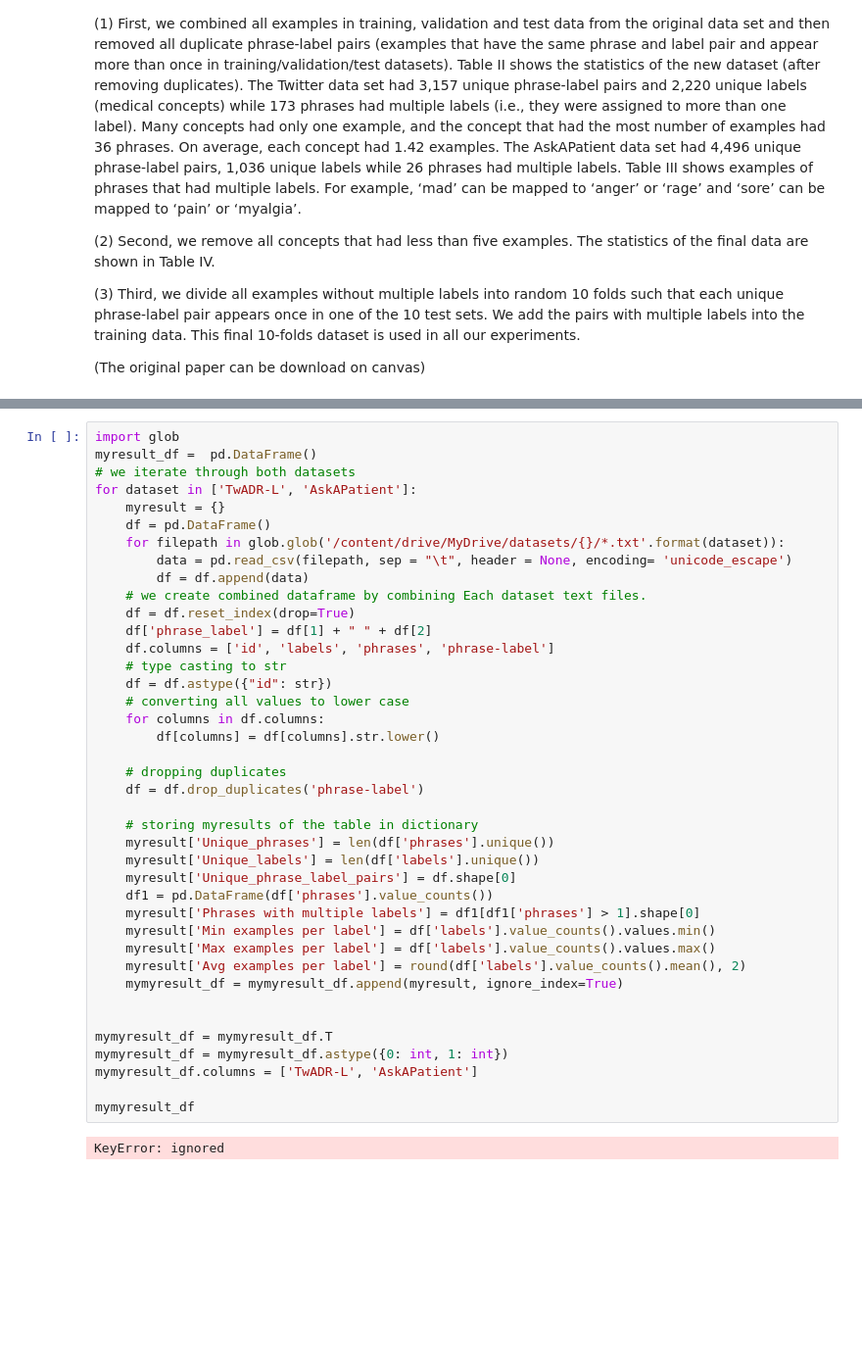
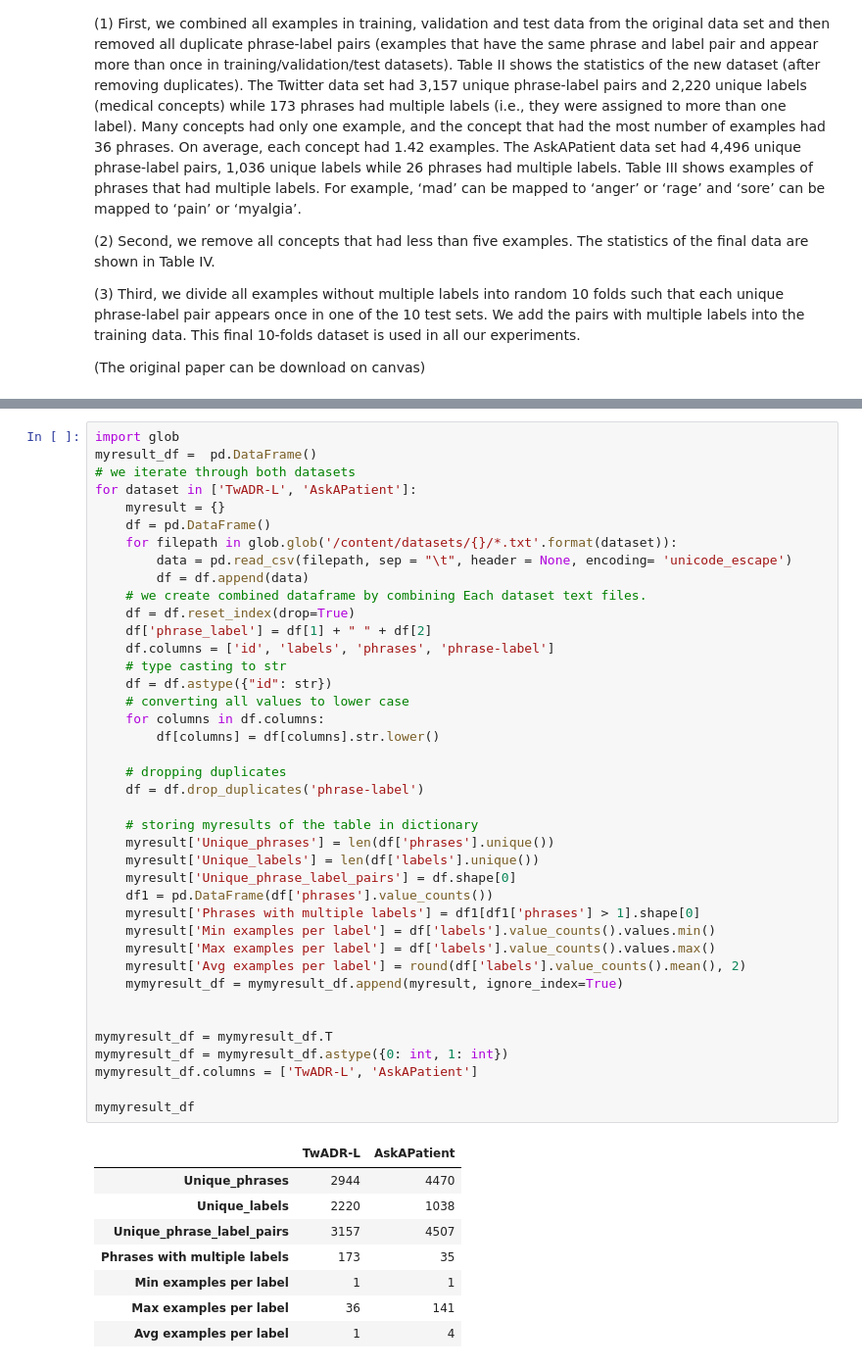
Before and after one commit to Shanmukh451/shanmukhanadh_INFO5502_sPRING2022, a Jupyter notebook: lab_assignment_03_(2).ipynb, the cells around one changed output, grey strips where cells are left out. Shown at 98% size. Saved outputs shown, nothing was run; the diff lists cells and outputs as text; blank space fills up the shorter version.

```diff
--- a/lab_assignment_03_(2).ipynb
+++ b/lab_assignment_03_(2).ipynb
@@ -106,41 +126,48 @@ myresult_df =  pd.DataFrame()
 for dataset in ['TwADR-L', 'AskAPatient']:
     myresult = {}
     df = pd.DataFrame()
-    for filepath in glob.glob('/content/drive/MyDrive/datasets/{}/*.txt'.format(dataset)):
+    for filepath in glob.glob('/content/datasets/{}/*.txt'.format(dataset)):
         data = pd.read_csv(filepath, sep = "\t", header = None, encoding= 'unicode_escape')
         df = df.append(data)
     # we create combined dataframe by combining Each dataset text files.
     df = df.reset_index(drop=True)
     df['phrase_label'] = df[1] + " " + df[2]
     df.columns = ['id', 'labels', 'phrases', 'phrase-label']
     # type casting to str
     df = df.astype({"id": str})
     # converting all values to lower case
     for columns in df.columns:
         df[columns] = df[columns].str.lower()
 
     # dropping duplicates
     df = df.drop_duplicates('phrase-label')
 
     # storing myresults of the table in dictionary
     myresult['Unique_phrases'] = len(df['phrases'].unique())
     myresult['Unique_labels'] = len(df['labels'].unique())
     myresult['Unique_phrase_label_pairs'] = df.shape[0]
     df1 = pd.DataFrame(df['phrases'].value_counts())
     myresult['Phrases with multiple labels'] = df1[df1['phrases'] > 1].shape[0]
     myresult['Min examples per label'] = df['labels'].value_counts().values.min()
     myresult['Max examples per label'] = df['labels'].value_counts().values.max()
     myresult['Avg examples per label'] = round(df['labels'].value_counts().mean(), 2)
     mymyresult_df = mymyresult_df.append(myresult, ignore_index=True)
 
 
 mymyresult_df = mymyresult_df.T
 mymyresult_df = mymyresult_df.astype({0: int, 1: int})
 mymyresult_df.columns = ['TwADR-L', 'AskAPatient']
 
 mymyresult_df
 # %% [output]
-KeyError: ignored
+|  | TwADR-L | AskAPatient |
+| Unique_phrases | 2944 | 4470 |
+| Unique_labels | 2220 | 1038 |
+| Unique_phrase_label_pairs | 3157 | 4507 |
+| Phrases with multiple labels | 173 | 35 |
+| Min examples per label | 1 | 1 |
+| Max examples per label | 36 | 141 |
+| Avg examples per label | 1 | 4 |
 # %%
 import pandas as pd
 import glob
```
Also changed, not shown: parts of 2 cells of this notebook.
